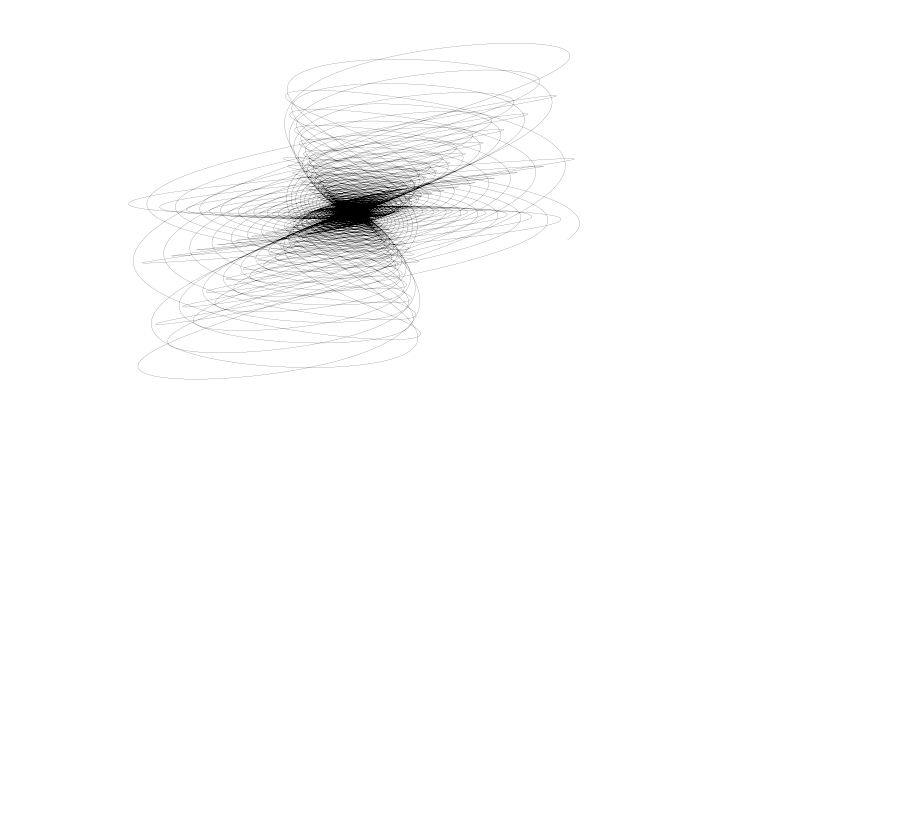
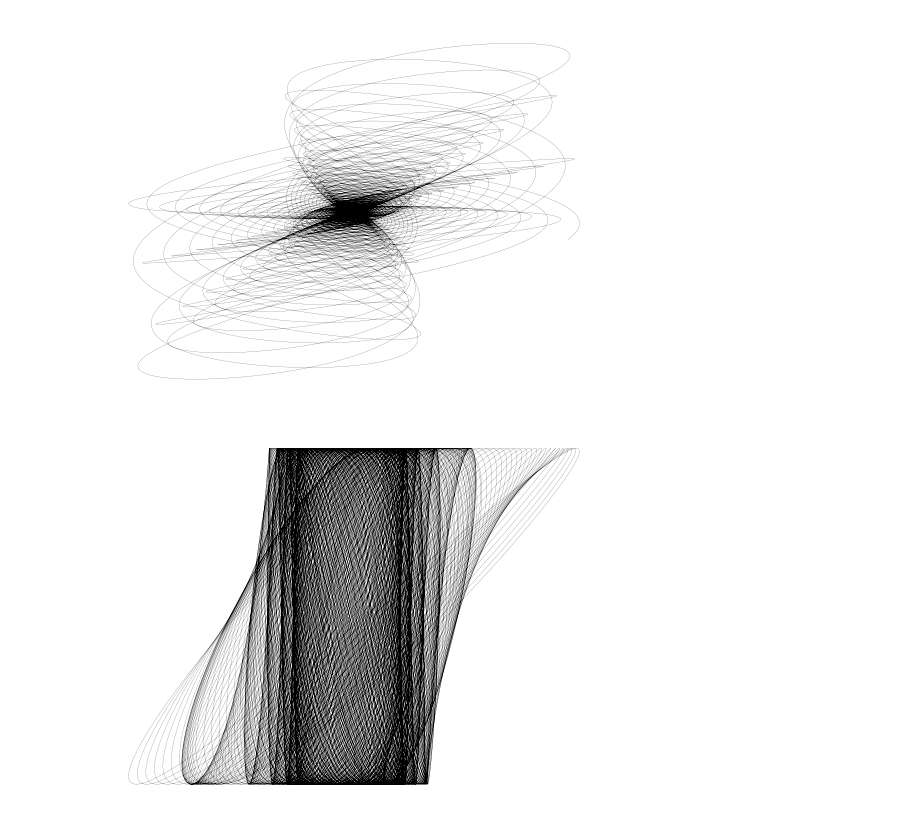
Before and after one commit to viktor-kertanov/master-math, a Jupyter notebook: ch1_harmonograph/Harmonograph.ipynb, the cells around one changed output. Saved outputs shown, nothing was run; the diff lists cells and outputs as text; code cells hidden in the pictures; blank space fills up the shorter version.

```diff
--- a/ch1_harmonograph/Harmonograph.ipynb
+++ b/ch1_harmonograph/Harmonograph.ipynb
@@ -59,7 +59,7 @@ plt.savefig(f"{datetime.now().strftime(f'img/a_{A[0]}_{A[1]}_{A[2]}_{A[3]}-d_{d[
 # %%
 def hormonograph(A: list, d: list, f: list):
     n = 1000000
-    t = np.logspace(np.log10(10), np.log10(500), n)
+    t = np.logspace(np.log10(10), np.log10(1000), n)
     x = A[0]*np.sin(t*f[0])*np.exp(-d[0]*t) + A[1]*np.sin(t*f[1])*np.exp(-d[1]*t)
     y = A[2]*np.sin(t*f[2])*np.exp(-d[2]*t) + A[3]*np.sin(t*f[3])*np.exp(-d[3]*t)
 
@@ -205,3 +205,11 @@ f = [0.7, 1.4, 0.5, 0.7]
 half_hormonograph(A, d, f)
 # %% [output]
 [figure]
+# %%
+A = [10, 10, 10, 10]
+d = [.0009, .007, 0, 0]
+f = [2.01, 3, 3, 3]
+
+hormonograph(A, d, f)
+# %% [output]
+[figure, added]
```
Also changed, not shown: 9 other files.
